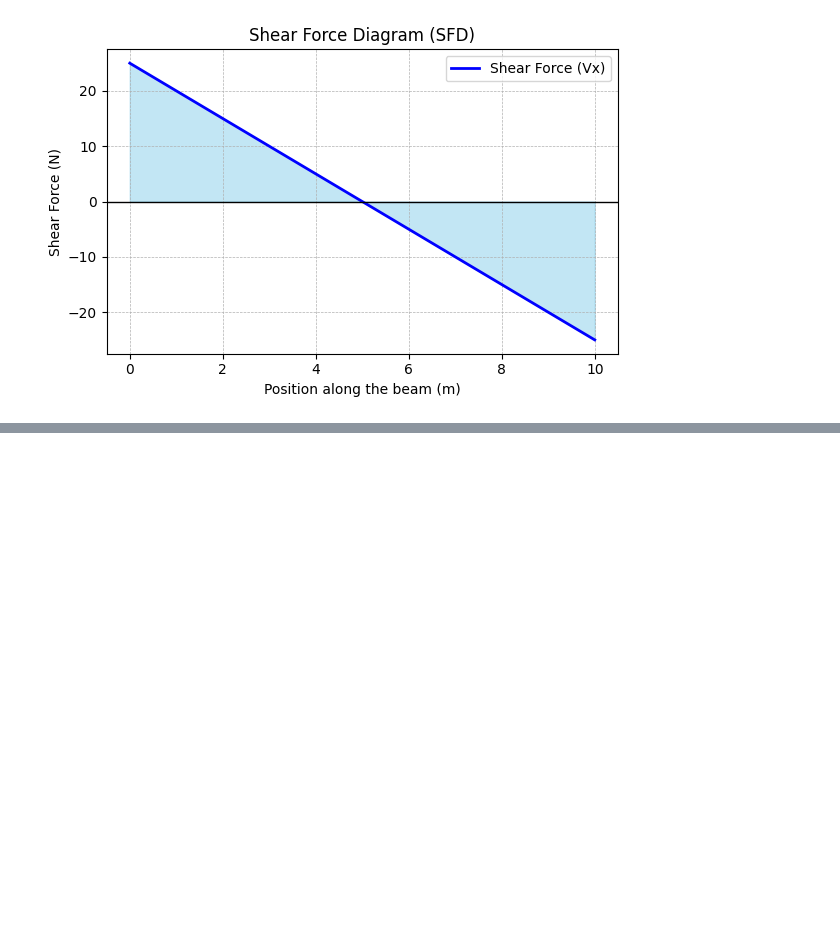
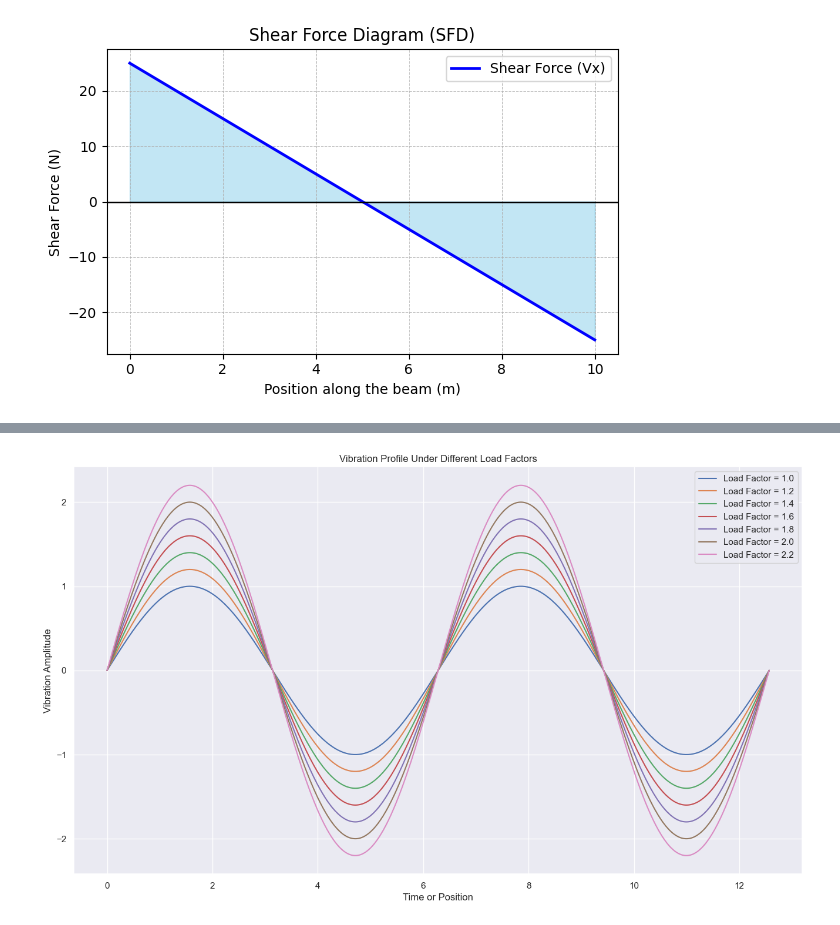
Before and after one commit to joreilly86/Engineering-Fundamentals, a Jupyter notebook: Structural/beam_formulas.ipynb, the cells around one changed output, grey strips where cells are left out. Saved outputs shown, nothing was run; the diff lists cells and outputs as text; code cells hidden in the pictures; blank space fills up the shorter version.

```diff
--- a/Structural/beam_formulas.ipynb
+++ b/Structural/beam_formulas.ipynb
@@ -206,0 +291,20 @@ plt.savefig(__file__.split(".py")[0] + ".svg")
+# %%
+import numpy as np
+import matplotlib.pyplot as plt
+
+# Define the scenario for vibration analysis
+x = np.linspace(0, 4 * np.pi, 500)  # Time or position
+operating_conditions = np.arange(1, 2.2, 0.2)  # Represents different operating amplitudes, e.g., speeds or loads
+
+# Plot vibrations under different operating conditions
+[plt.plot(x, condition * np.sin(x), label=f'Load Factor = {condition:.2}') for condition in operating_conditions]
+
+# Customizing the plot for engineering context
+plt.title('Vibration Profile Under Different Load Factors')
+plt.xlabel('Time or Position')
+plt.ylabel('Vibration Amplitude')
+plt.legend()
+plt.grid(True)
+plt.show()
+# %% [output]
+[figure, added]
```
Also changed, not shown: parts of 6 cells of this notebook, 3 other files.
